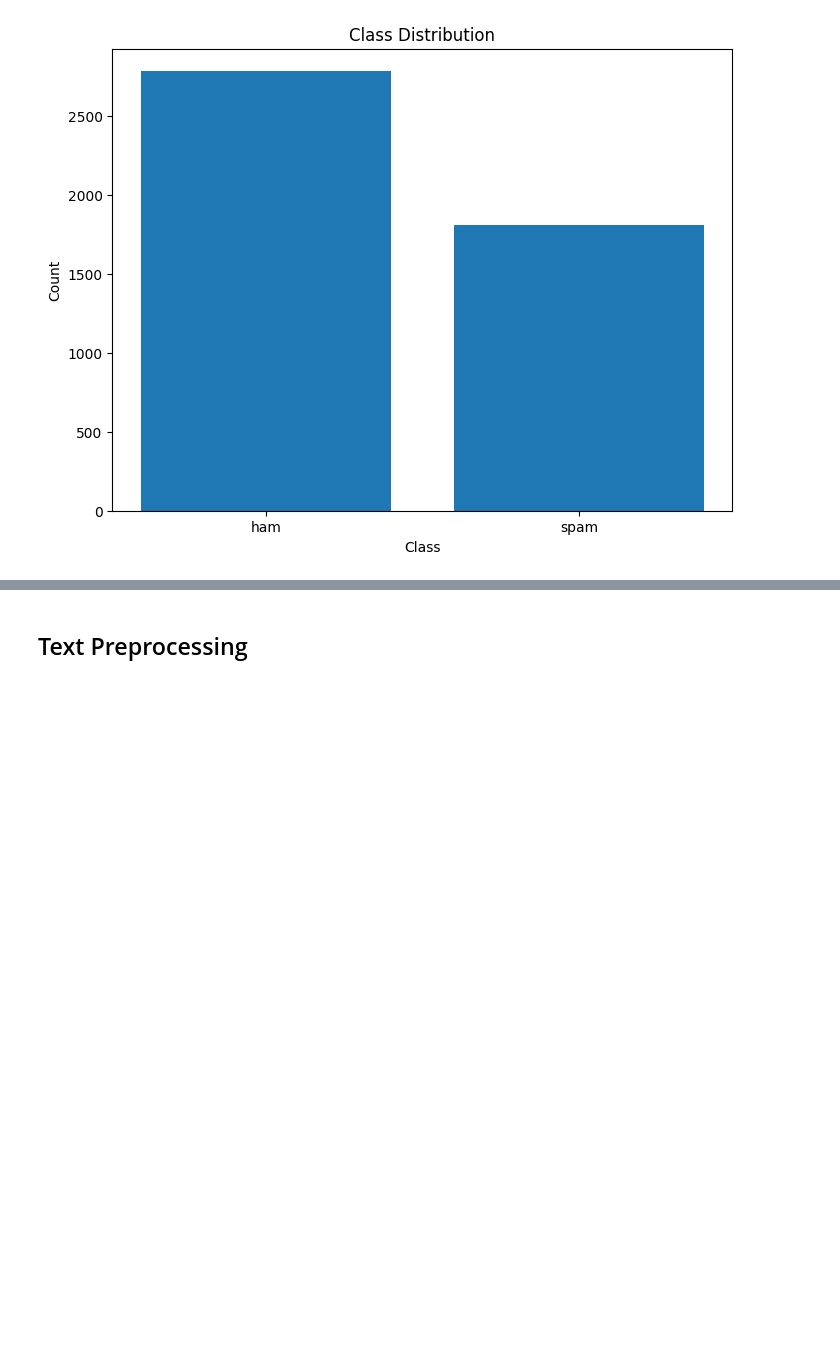
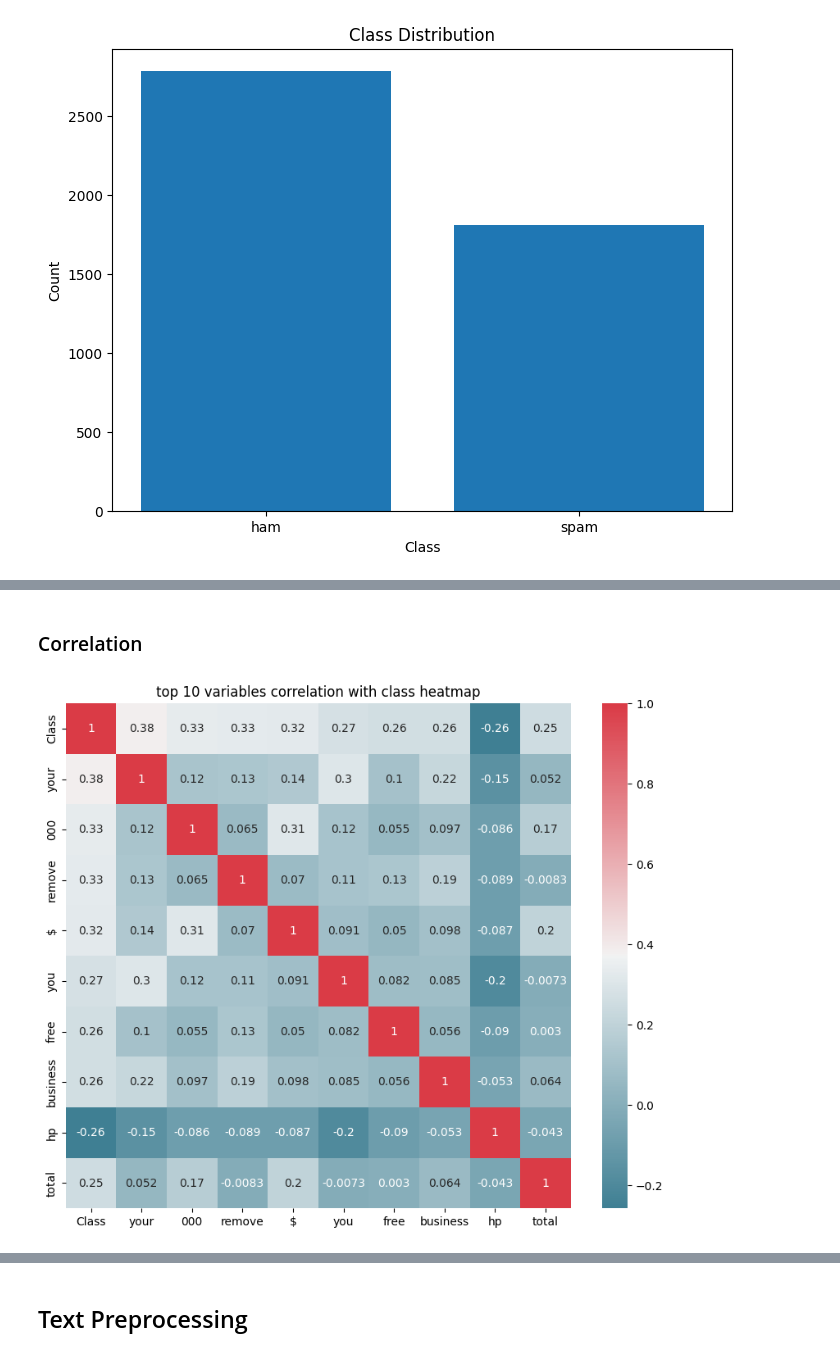
Before and after one commit to enidroman/Data-620-Web-Analysis, a Jupyter notebook: Data_620_Web_Analysis_Assignment_Document_Classification.ipynb, the cells around one changed output, grey strips where cells are left out. Drawn from its saved outputs; the diff is of its cells as text; code cells hidden in the pictures; blank space fills up the shorter version.

```diff
--- a/Data_620_Web_Analysis_Assignment_Document_Classification.ipynb
+++ b/Data_620_Web_Analysis_Assignment_Document_Classification.ipynb
@@ -169,0 +177,7 @@ print(tabulate(X.head(), headers='keys', tablefmt='pipe'))
+# %%
+# Rename the columns by removing specific prefixes
+y.columns = y.columns.str.replace('word_freq_', '').str.replace('char_freq_', '').str.replace('capital_run_length_', '')
+
+# Print modified DataFrame
+print("\nModified DataFrame:")
+print(y.columns)
@@ -336,0 +365,3 @@ plt.show()
+# %%
+# Assuming X and y are pandas DataFrames or Series
+combined_data = pd.concat([X, y], axis=1)
@@ -336,0 +392,18 @@ plt.show()
+# %% [markdown]
+### Correlation
+# %%
+#top correlation with class (negativ and positiv)
+k=10 #number of variables
+corr=combined_data.corr()
+cols=corr.abs().nlargest(k,'Class')['Class'].index
+cm=np.corrcoef(combined_data[cols].values.T)
+plt.figure(figsize=(10, 8))
+ax=sns.heatmap(cm,yticklabels=cols.values,
+                xticklabels=cols.values,
+                cmap=sns.diverging_palette(220, 10, as_cmap=True),
+                annot=True,
+                square=True)
+ax.set(title=f"top {k} variables correlation with class heatmap");
+plt.show()
+# %% [output]
+[figure, added]
```
Also changed, not shown: parts of 96 cells of this notebook.
